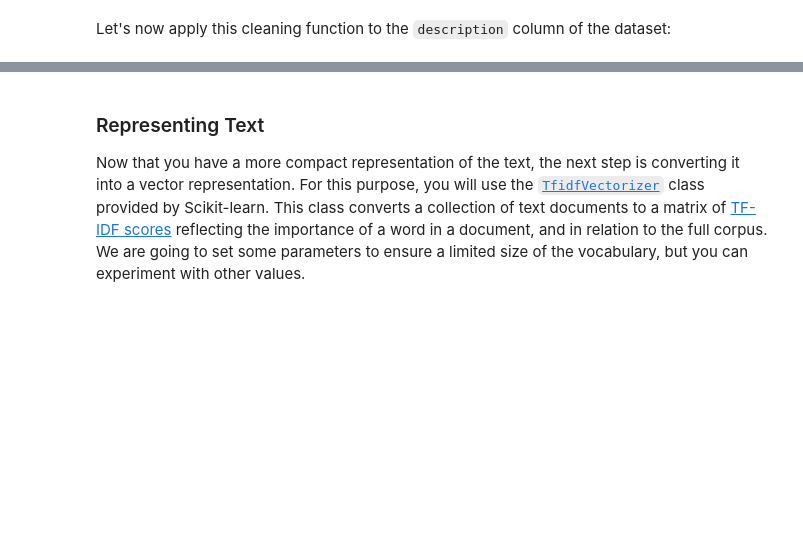
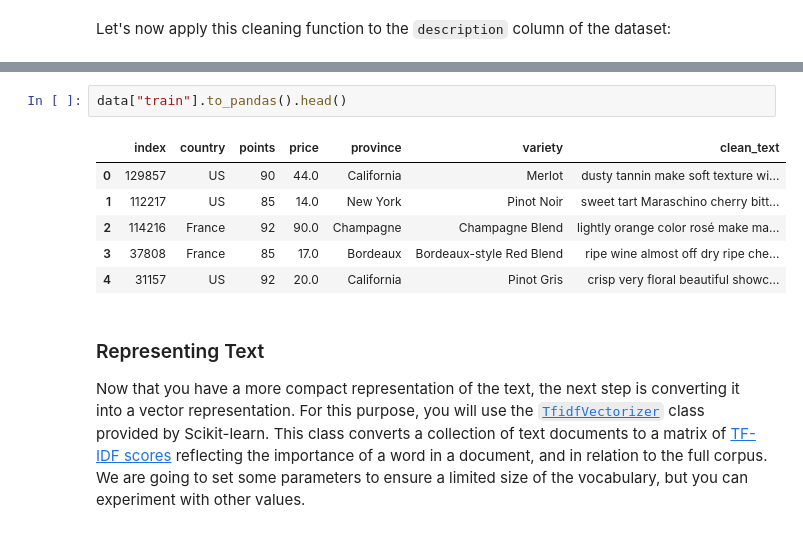
Before and after one commit to LuukvanKeeken/ik-nlp-tutorials-fork, a Jupyter notebook: notebooks/W4E_NonTextual_Information.ipynb, the cells around one changed output, grey strips where cells are left out. Cells and saved outputs as stored; diff of their text form; blank space fills up the shorter version.

```diff
--- a/notebooks/W4E_NonTextual_Information.ipynb
+++ b/notebooks/W4E_NonTextual_Information.ipynb
@@ -161,3 +162,12 @@ Loading cached processed dataset at C:\Users\luukv\.cache\huggingface\datasets\G
+# %%
+data["train"].to_pandas().head()
+# %% [output]
+|  | index | country | points | price | province | variety | clean_text |
+| 0 | 129857 | US | 90 | 44.0 | California | Merlot | dusty tannin make soft texture wi... |
+| 1 | 112217 | US | 85 | 14.0 | New York | Pinot Noir | sweet tart Maraschino cherry bitt... |
+| 2 | 114216 | France | 92 | 90.0 | Champagne | Champagne Blend | lightly orange color rosé make ma... |
+| 3 | 37808 | France | 85 | 17.0 | Bordeaux | Bordeaux-style Red Blend | ripe wine almost off dry ripe che... |
+| 4 | 31157 | US | 92 | 20.0 | California | Pinot Gris | crisp very floral beautiful showc... |
 # %% [markdown]
 ### Representing Text
 
```
Also changed, not shown: parts of 10 cells of this notebook.
